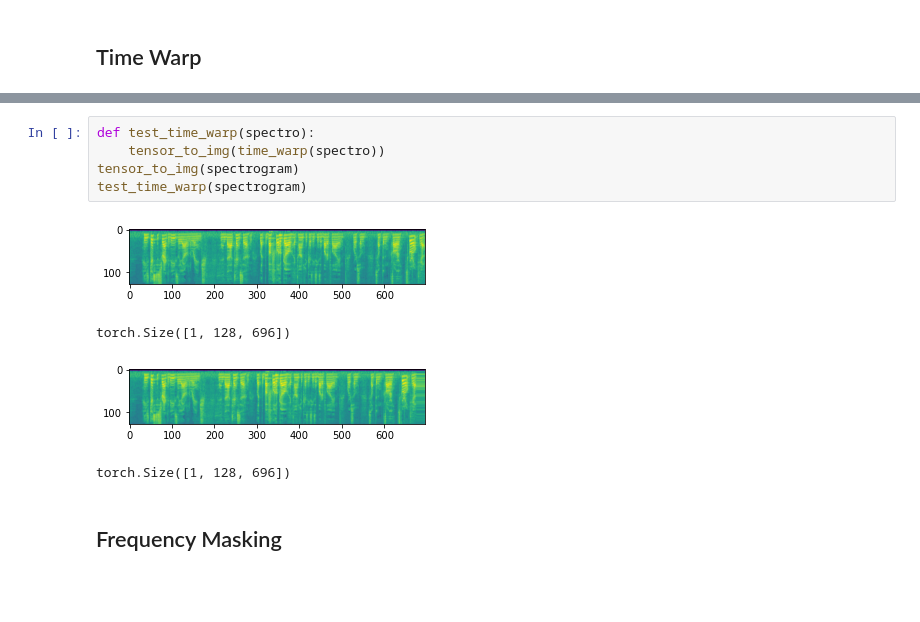
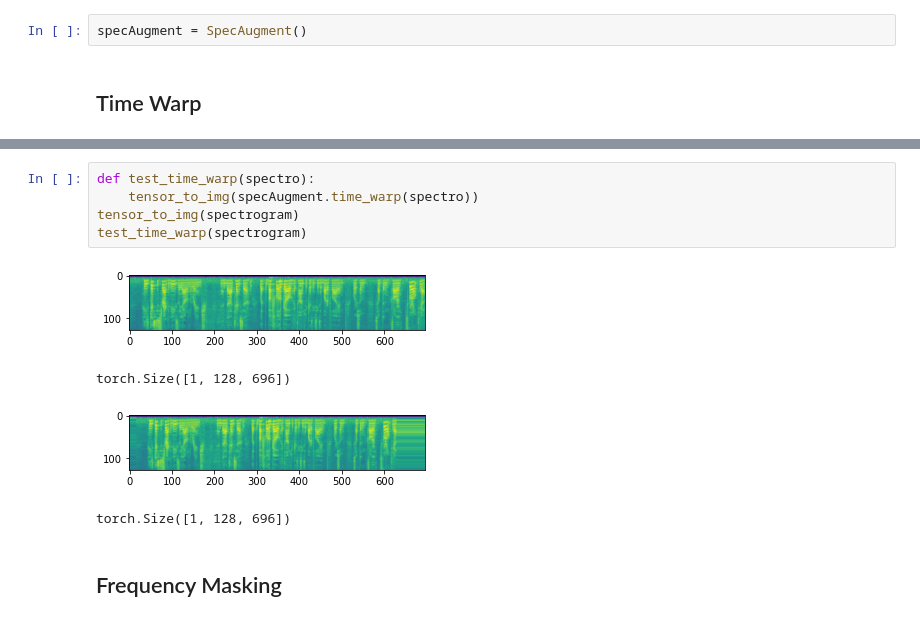
Before and after one commit to karan-sarkar/VGGVox-PyTorch, a Jupyter notebook: notebooks/spec_augment_example.ipynb, the cells around one changed output, grey strips where cells are left out. Saved outputs shown, nothing was run; the diff lists cells and outputs as text; blank space fills up the shorter version.

```diff
--- a/notebooks/spec_augment_example.ipynb
+++ b/notebooks/spec_augment_example.ipynb
@@ -68,5 +70,7 @@ tensor_to_img(spectrogram)
 # %% [output]
 [figure]
 torch.Size([1, 128, 696])
+# %%
+specAugment = SpecAugment()
 # %% [markdown]
 ## Time Warp
@@ -417,12 +77,12 @@ def time_warp(spec, W=50):
 # %%
 def test_time_warp(spectro):
-    tensor_to_img(time_warp(spectro))
+    tensor_to_img(specAugment.time_warp(spectro))
 tensor_to_img(spectrogram)
 test_time_warp(spectrogram)
 # %% [output]
 [figure]
 torch.Size([1, 128, 696])
-[figure, old version]
+[figure, new version]
 torch.Size([1, 128, 696])
 # %% [markdown]
 ## Frequency Masking
```
Also changed, not shown: parts of 10 cells of this notebook, 1 other file.
